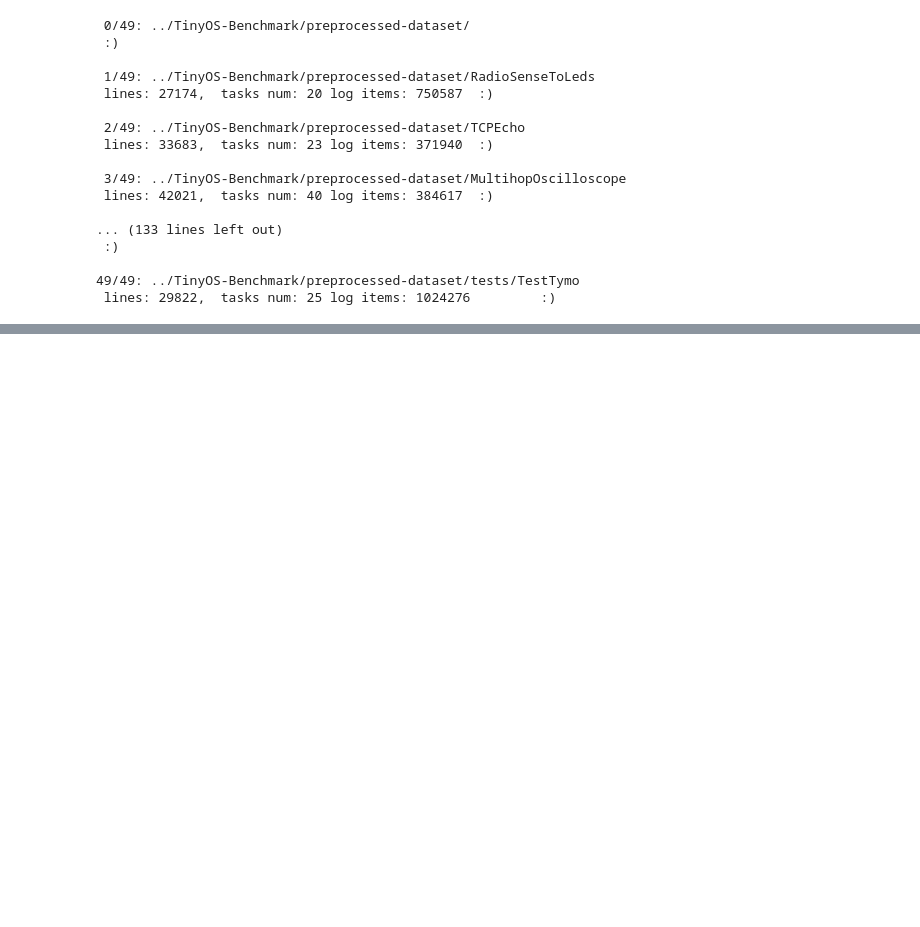
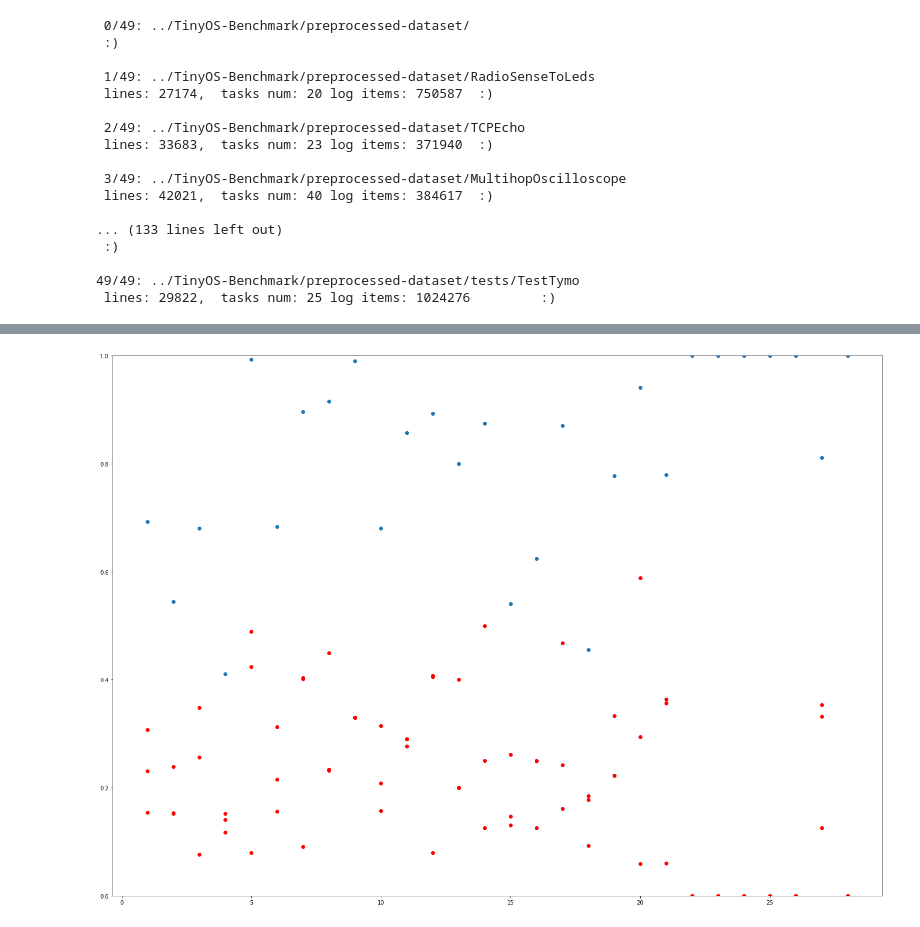
Before and after one commit to NEEMSYS/Thesis-ZhangTe, a Jupyter notebook: chapter3/feature-by-frequency.ipynb, the cells around one changed output, grey strips where cells are left out. Saved outputs shown, nothing was run; the diff lists cells and outputs as text; code cells hidden in the pictures; blank space fills up the shorter version.

```diff
--- a/chapter3/feature-by-frequency.ipynb
+++ b/chapter3/feature-by-frequency.ipynb
@@ -162,15 +247,12 @@ def most_tasks(ls, num=5):
 # %%
 ###################### 2d ######################################
-from mpl_toolkits.mplot3d import Axes3D
-import matplotlib.pyplot as plt
-import numpy as np
-
 plt.figure(0)
-top_task_num = 5
+top_task_num = 3
 y = []
 idx = 1 #
 for k, v in paths_data.items():
     retval = most_tasks(v, top_task_num)
+    print(retval, k)
     for e in map(lambda e: e[2], retval[0]):
         plt.plot([idx], [e], marker='o', color='r')
     idx += 1
@@ -187,3 +285,4 @@ plt.close(0)
+[figure, added]
 # %%
 
 ###################### 3d ######################################
```
Also changed, not shown: parts of 6 cells of this notebook, 2 other files.
